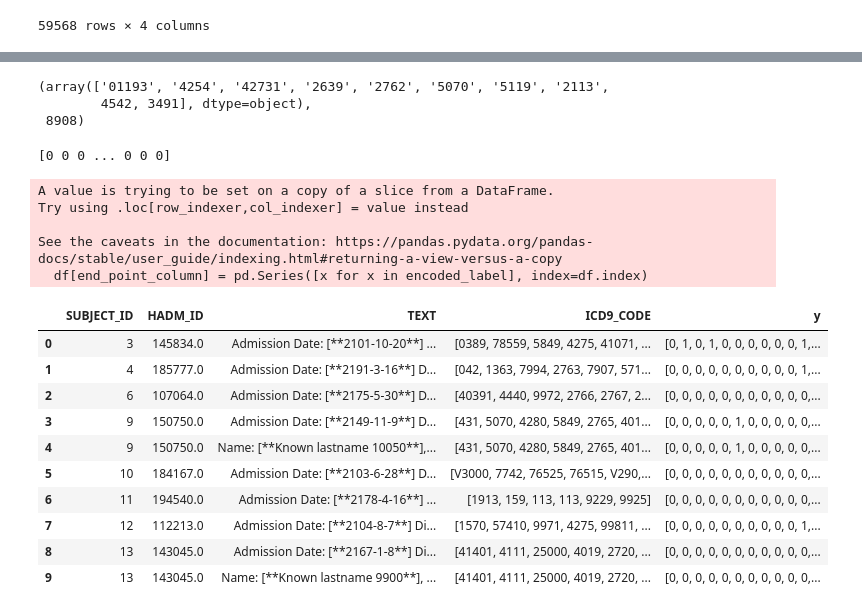
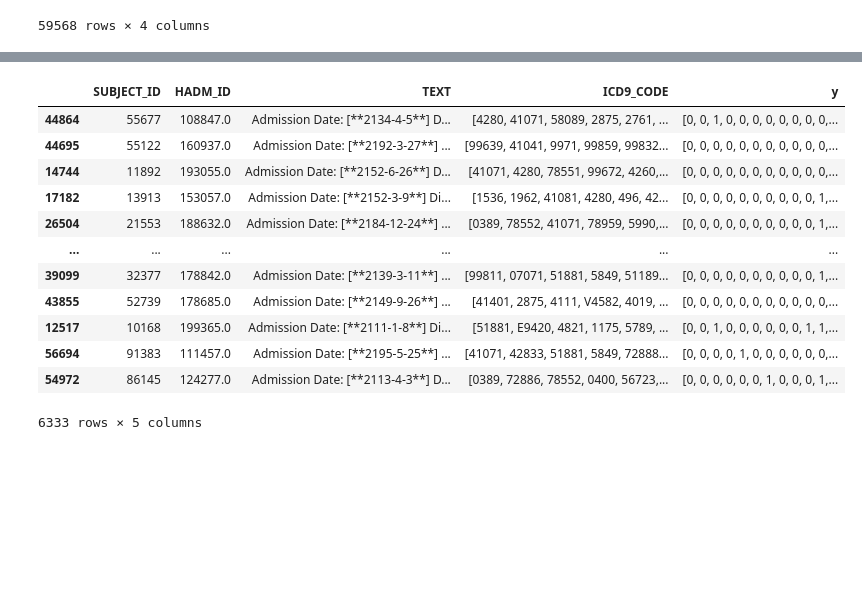
Before and after one commit to harsheet35/ICD-Coding, a Jupyter notebook: visualisation.ipynb, the cells around one changed output, grey strips where cells are left out. Saved outputs shown, nothing was run; the diff lists cells and outputs as text; code cells hidden in the pictures; blank space fills up the shorter version.

```diff
--- a/visualisation.ipynb
+++ b/visualisation.ipynb
@@ -1,8 +1,8 @@
 # %%
 import pandas as pd
-diagnosis_path = 'data/DIAGNOSES_ICD.csv'
-event_path = 'data/NOTEEVENTS.csv'
-procedures_path = 'data/PROCEDURES_ICD.csv'
+diagnosis_path = 'DIAGNOSES_ICD.csv'
+event_path = 'NOTEEVENTS.csv'
+procedures_path = 'PROCEDURES_ICD.csv'
 # %%
 dia_df = pd.read_csv(diagnosis_path)
 print(dia_df.shape,'\n' ,dia_df.columns)
@@ -164,0 +168,13 @@ group_df
+# %%
+df=group_df
+from collections import Counter
+
+icd_code_lists = df['ICD9_CODE']
+
+all_icd_codes = [code for sublist in icd_code_lists for code in sublist]
+
+icd_code_counts = Counter(all_icd_codes)
+
+top_50_icd_codes = [code for code, count in icd_code_counts.most_common(50)]
+
+print("Top 50 ICD Codes:", top_50_icd_codes)
@@ -164,0 +183,13 @@ group_df
+# %%
+def contains_at_least_five_top_icd_codes(codes):
+    top_codes_count = sum(1 for code in codes if code in top_50_icd_codes)
+    return top_codes_count >= 10
+
+common_df = df[df['ICD9_CODE'].apply(contains_at_least_five_top_icd_codes)]
+
+# Split into training and test sets
+train_df = common_df.sample(frac=0.8, random_state=42)
+test_df = common_df.drop(train_df.index)
+
+print("Training instances:", len(train_df))
+print("Test instances:", len(test_df))
@@ -165,19 +225,11 @@ group_df
 # %%
+
 ICD_codes = merged_data['ICD9_CODE'].unique()
-ICD_codes[:10], len(ICD_codes)
-# %% [output]
-(array(['01193', '4254', '42731', '2639', '2762', '5070', '5119', '2113',
-        4542, 3491], dtype=object),
- 8908)
 # %%
 from sklearn.preprocessing import MultiLabelBinarizer
 test_row = group_df.iloc[0:2, -1]
 mlb = MultiLabelBinarizer(classes=ICD_codes, sparse_output=False)
 z = mlb.fit_transform(test_row)
-# %%
-print(z[1])
-# %% [output]
-[0 0 0 ... 0 0 0]
 # %%
 import pandas as pd
 from sklearn.preprocessing import MultiLabelBinarizer
@@ -204,23 +256,19 @@ class MultiLabel_Encoding():
 
         return df
 # %%
-test_df = group_df.iloc[:10]
 MLP = MultiLabel_Encoding(all_labels=ICD_codes)
-MLP.add_transform(df=test_df, target_column='ICD9_CODE', end_point_column='y')
+MLP.add_transform(df=train_df, target_column='ICD9_CODE', end_point_column='y')
 # %% [output]
+|  | SUBJECT_ID | HADM_ID | TEXT | ICD9_CODE | y |
+| 44864 | 55677 | 108847.0 | Admission Date: [**2134-4-5**] D... | [4280, 41071, 58089, 2875, 2761, ... | [0, 0, 1, 0, 0, 0, 0, 0, 0, 0, 0,... |
+| 44695 | 55122 | 160937.0 | Admission Date: [**2192-3-27**] ... | [99639, 41041, 9971, 99859, 99832... | [0, 0, 0, 0, 0, 0, 0, 0, 0, 0, 0,... |
+| 14744 | 11892 | 193055.0 | Admission Date: [**2152-6-26**] D... | [41071, 4280, 78551, 99672, 4260,... | [0, 0, 0, 0, 0, 0, 0, 0, 0, 0, 0,... |
+| 17182 | 13913 | 153057.0 | Admission Date: [**2152-3-9**] Di... | [1536, 1962, 41081, 4280, 496, 42... | [0, 0, 0, 0, 0, 0, 0, 0, 0, 0, 1,... |
+| 26504 | 21553 | 188632.0 | Admission Date: [**2184-12-24**] ... | [0389, 78552, 41071, 78959, 5990,... | [0, 0, 0, 0, 0, 0, 0, 0, 0, 0, 1,... |
+| ... | ... | ... | ... | ... | ... |
+| 39099 | 32377 | 178842.0 | Admission Date: [**2139-3-11**] ... | [99811, 07071, 51881, 5849, 51189... | [0, 0, 0, 0, 0, 0, 0, 0, 0, 0, 1,... |
+| 43855 | 52739 | 178685.0 | Admission Date: [**2149-9-26**] ... | [41401, 2875, 4111, V4582, 4019, ... | [0, 0, 0, 0, 0, 0, 0, 0, 0, 0, 0,... |
+| 12517 | 10168 | 199365.0 | Admission Date: [**2111-1-8**] Di... | [51881, E9420, 4821, 1175, 5789, ... | [0, 0, 1, 0, 0, 0, 0, 0, 0, 1, 1,... |
+| 56694 | 91383 | 111457.0 | Admission Date: [**2195-5-25**] ... | [41071, 42833, 51881, 5849, 72888... | [0, 0, 0, 0, 1, 0, 0, 0, 0, 0, 0,... |
+| 54972 | 86145 | 124277.0 | Admission Date: [**2113-4-3**] D... | [0389, 72886, 78552, 0400, 56723,... | [0, 0, 0, 0, 0, 0, 1, 0, 0, 0, 1,... |
-A value is trying to be set on a copy of a slice from a DataFrame.
-Try using .loc[row_indexer,col_indexer] = value instead
-
-See the caveats in the documentation: https://pandas.pydata.org/pandas-docs/stable/user_guide/indexing.html#returning-a-view-versus-a-copy
-  df[end_point_column] = pd.Series([x for x in encoded_label], index=df.index)
+6333 rows × 5 columns
-|  | SUBJECT_ID | HADM_ID | TEXT | ICD9_CODE | y |
-| 0 | 3 | 145834.0 | Admission Date: [**2101-10-20**] ... | [0389, 78559, 5849, 4275, 41071, ... | [0, 1, 0, 1, 0, 0, 0, 0, 0, 0, 1,... |
-| 1 | 4 | 185777.0 | Admission Date: [**2191-3-16**] D... | [042, 1363, 7994, 2763, 7907, 571... | [0, 0, 0, 0, 0, 0, 0, 0, 0, 0, 1,... |
-| 2 | 6 | 107064.0 | Admission Date: [**2175-5-30**] D... | [40391, 4440, 9972, 2766, 2767, 2... | [0, 0, 0, 0, 0, 0, 0, 0, 0, 0, 0,... |
-| 3 | 9 | 150750.0 | Admission Date: [**2149-11-9**] D... | [431, 5070, 4280, 5849, 2765, 401... | [0, 0, 0, 0, 0, 1, 0, 0, 0, 0, 0,... |
-| 4 | 9 | 150750.0 | Name: [**Known lastname 10050**],... | [431, 5070, 4280, 5849, 2765, 401... | [0, 0, 0, 0, 0, 1, 0, 0, 0, 0, 0,... |
-| 5 | 10 | 184167.0 | Admission Date: [**2103-6-28**] D... | [V3000, 7742, 76525, 76515, V290,... | [0, 0, 0, 0, 0, 0, 0, 0, 0, 0, 0,... |
-| 6 | 11 | 194540.0 | Admission Date: [**2178-4-16**] ... | [1913, 159, 113, 113, 9229, 9925] | [0, 0, 0, 0, 0, 0, 0, 0, 0, 0, 0,... |
-| 7 | 12 | 112213.0 | Admission Date: [**2104-8-7**] Di... | [1570, 57410, 9971, 4275, 99811, ... | [0, 0, 0, 0, 0, 0, 0, 0, 0, 0, 1,... |
-| 8 | 13 | 143045.0 | Admission Date: [**2167-1-8**] Di... | [41401, 4111, 25000, 4019, 2720, ... | [0, 0, 0, 0, 0, 0, 0, 0, 0, 0, 0,... |
-| 9 | 13 | 143045.0 | Name: [**Known lastname 9900**], ... | [41401, 4111, 25000, 4019, 2720, ... | [0, 0, 0, 0, 0, 0, 0, 0, 0, 0, 0,... |
```
Also changed, not shown: parts of 6 cells of this notebook.
